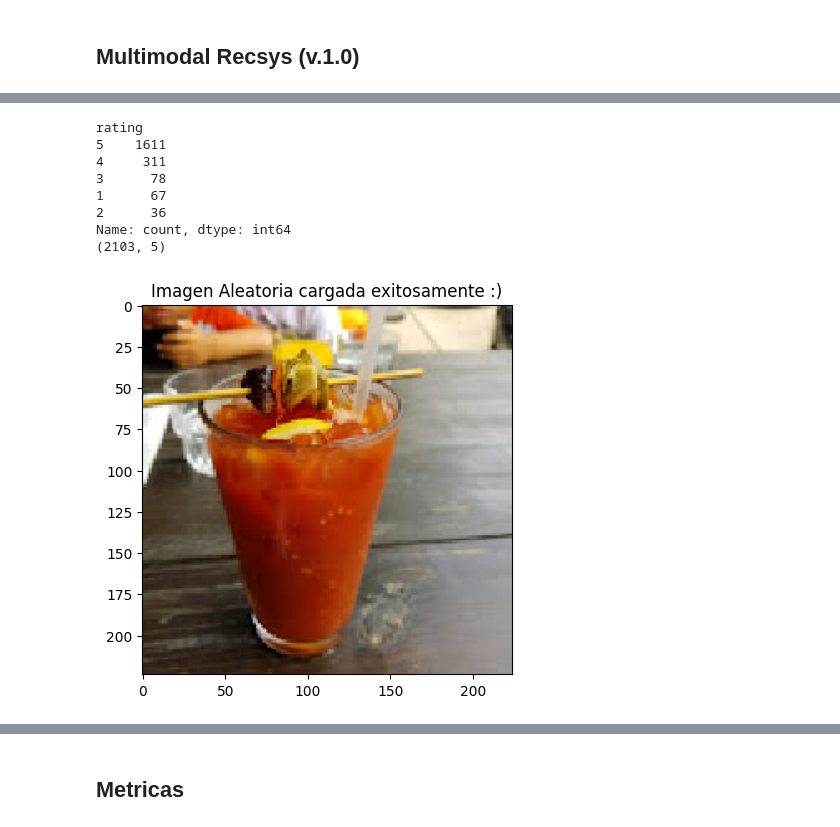
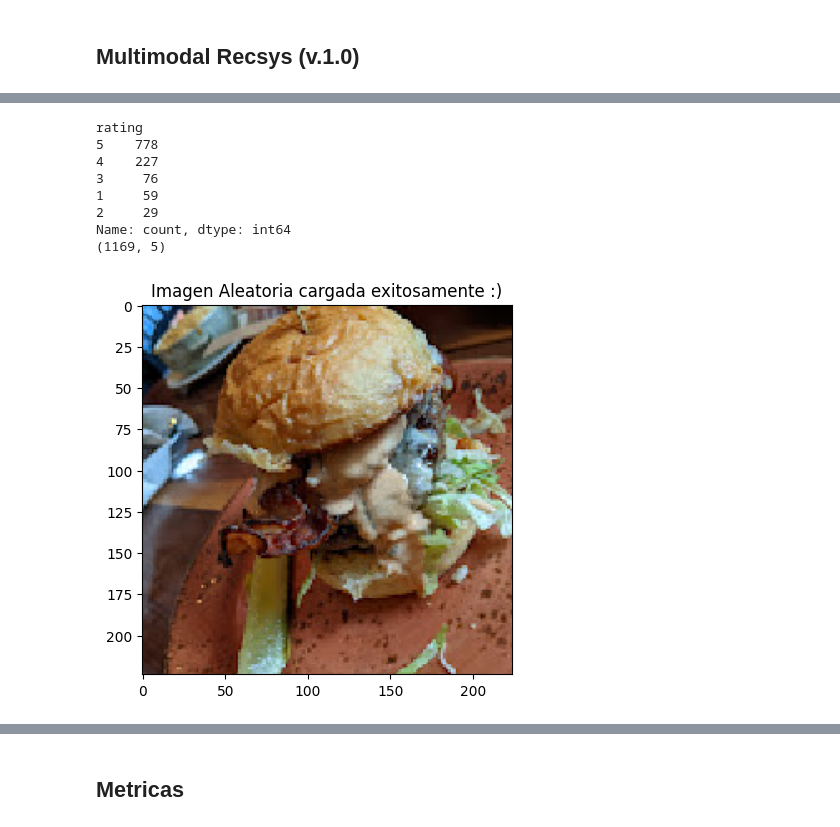
Before and after one commit to pedrozavalat/iic3633-proyecto, a Jupyter notebook: iic3633_v1_models_baselines.ipynb, the cells around one changed output, grey strips where cells are left out. Saved outputs shown, nothing was run; the diff lists cells and outputs as text; code cells hidden in the pictures.

```diff
--- a/iic3633_v1_models_baselines.ipynb
+++ b/iic3633_v1_models_baselines.ipynb
@@ -347,25 +344,27 @@ df_sample = df.sample(frac=0.2)
+# %%
+df_sample = df
 # %%
 print(df_sample.value_counts('rating'))
 print(df_sample.shape)
 # %% [output]
 rating
-5    1611
-4     311
-3      78
-1      67
-2      36
+5    778
+4    227
+3     76
+1     59
+2     29
 Name: count, dtype: int64
-(2103, 5)
+(1169, 5)
 # %%
-FOLDER = 'images'
+FOLDER = 'new_images'
 files = df_sample['img_url'].tolist()
 idx =  random.randint(0, len(files))
 original = load_img(f'{FOLDER}/{files[idx]}', target_size=(imgs_model_width, imgs_model_height))
 plt.title("Imagen Aleatoria cargada exitosamente :)")
 plt.imshow(original)
 plt.show()
 # %% [output]
-[figure, old version]
+[figure, new version]
 # %%
 # En una lista iremos guardando cada imagen preprocesada
 all_images = []
```
Also changed, not shown: parts of 21 cells of this notebook, 1 other file.
